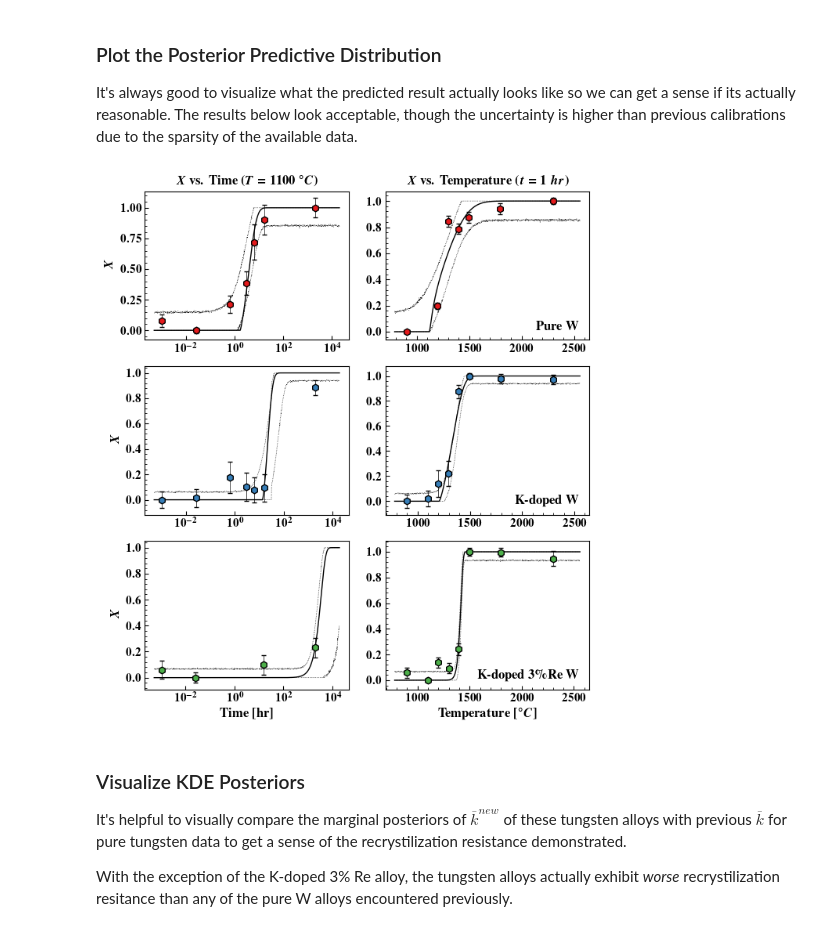
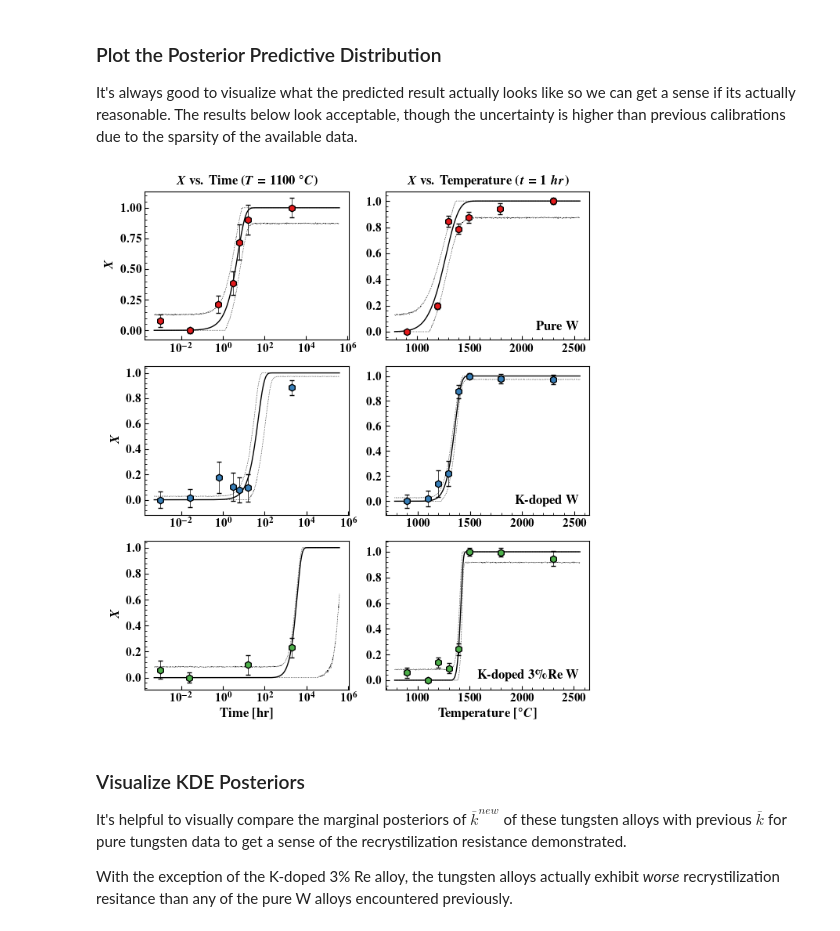
Before and after one commit to ml-ME-gatech/modeling_tungsten, a Jupyter notebook: recrystallization/model_inference/inference_extension.ipynb, the cells around one changed output. Cells and saved outputs as stored; diff of their text form; code cells hidden in the pictures.

```diff
--- a/recrystallization/model_inference/inference_extension.ipynb
+++ b/recrystallization/model_inference/inference_extension.ipynb
@@ -316,8 +316,8 @@ nuts_kernel = numpyro.infer.NUTS(jmak_numpyro_model,init_strategy= init_to_mean)
 
 mcmc = numpyro.infer.MCMC(
     nuts_kernel,
-    num_samples=10000,
-    num_warmup=5000,
+    num_samples=40000,
+    num_warmup=20000,
     num_chains= 1
 )
 
@@ -503,7 +503,7 @@ def plot_time_posterior_prediction(ax: plt.Axes,
                               pred_color: str = 'k') -> None:
 
     t = jnp.logspace(np.log10(exp_data['time'].min()*0.5),
-                    np.log10(exp_data['time'].max()*10),1000)
+                    np.log10(exp_data['time'].max()*1e3),1000)
 
     temperature = exp_data['temperature'].iloc[0]*jnp.ones_like(t)
 
@@ -570,34 +570,34 @@ for i,alloy_name in enumerate(['Pure W','K-doped W','K-doped 3%Re W']):
         posterior_samples = pickle.load(f)
 
     with open(INFERENCE_PATH.joinpath(f'{alloy_name}_tpa_map.pkl'),'rb') as f:
         point_estimate = pickle.load(f)['map']
 
     posterior_predictive = numpyro.infer.Predictive(jmak_numpyro_model,
                                                     posterior_samples= posterior_samples)
 
     # Phase fraction vs. time
     time_df = read_prepare_data(alloy_name)['time data']
     plot_time_posterior_prediction(axes[i,0],posterior_predictive,point_estimate,time_df,style = '-',pred_color = 'k')
     plot_time_experimental_data(axes[i,0],time_df,colors[i],make_label = i == 0)
     axes[i,0].set_ylabel(r'$X$',fontsize = 12)
     axes[i,0].set_xscale('log')
 
     #Phase fraction vs. temperature
     temp_df = read_prepare_data(alloy_name)['temperature data']
     plot_temperature_posterior_prediction(axes[i,1],posterior_predictive,point_estimate,temp_df,style = '-',pred_color = 'k')
     plot_temperature_experimental_data(axes[i,1],temp_df,colors[i],make_label = i == 2)
 
     axes[i,1].text(0.95, 0.05, temp_file_labels[alloy_name] , ha='right', va='bottom', transform=axes[i,1].transAxes, fontsize=12)
 
 axes[0,0].set_title(r'\textbf{$X$ vs. Time ($T = 1100 \ ^\circ C$)}',fontsize = 12)
 axes[0,1].set_title(r'\textbf{$X$ vs. Temperature ($t = 1 \ hr$)}',fontsize = 12)
 axes[2,0].set_xlabel(r'\textbf{Time [hr]}',fontsize = 12)
 axes[2,1].set_xlabel(r'\textbf{Temperature [$^\circ C$]}',fontsize = 12)
 
 fig.tight_layout()
 fig.savefig(GIT_IMAGE_PATH.joinpath('extensions_alloys_phase_fraction_vs_time_temperature.svg'),bbox_inches = 'tight')
 # %% [output]
-[figure, old version]
+[figure, new version]
 # %% [markdown]
 ### Visualize KDE Posteriors
 
```
Also changed, not shown: parts of 1 cell of this notebook, 10 other files.
